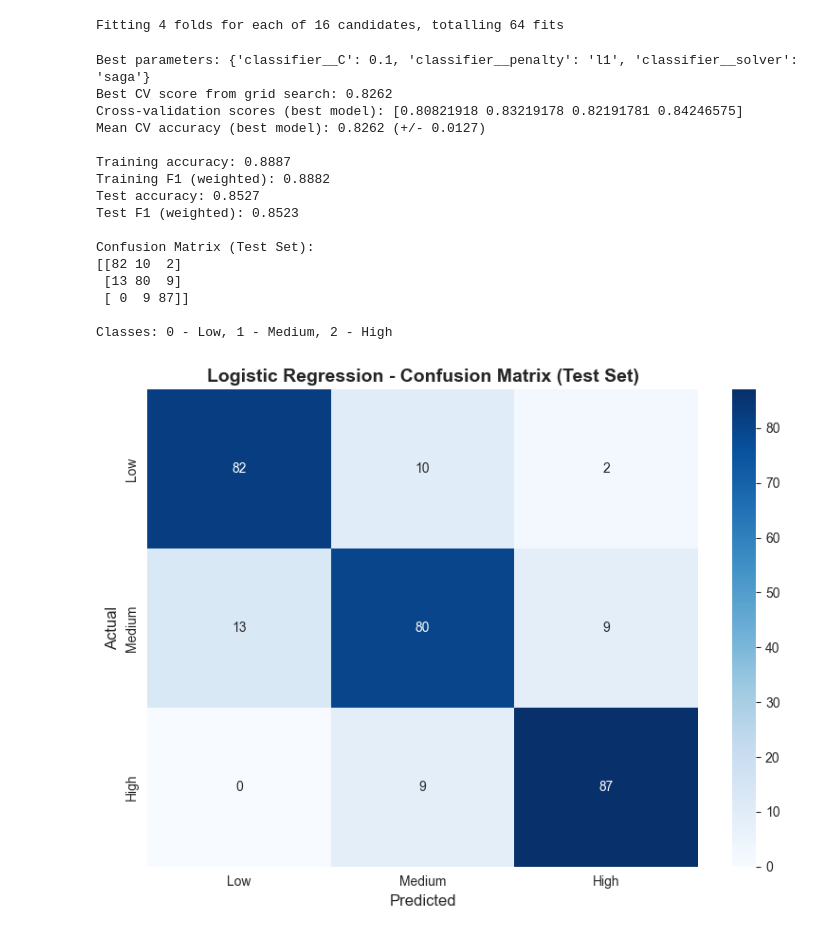
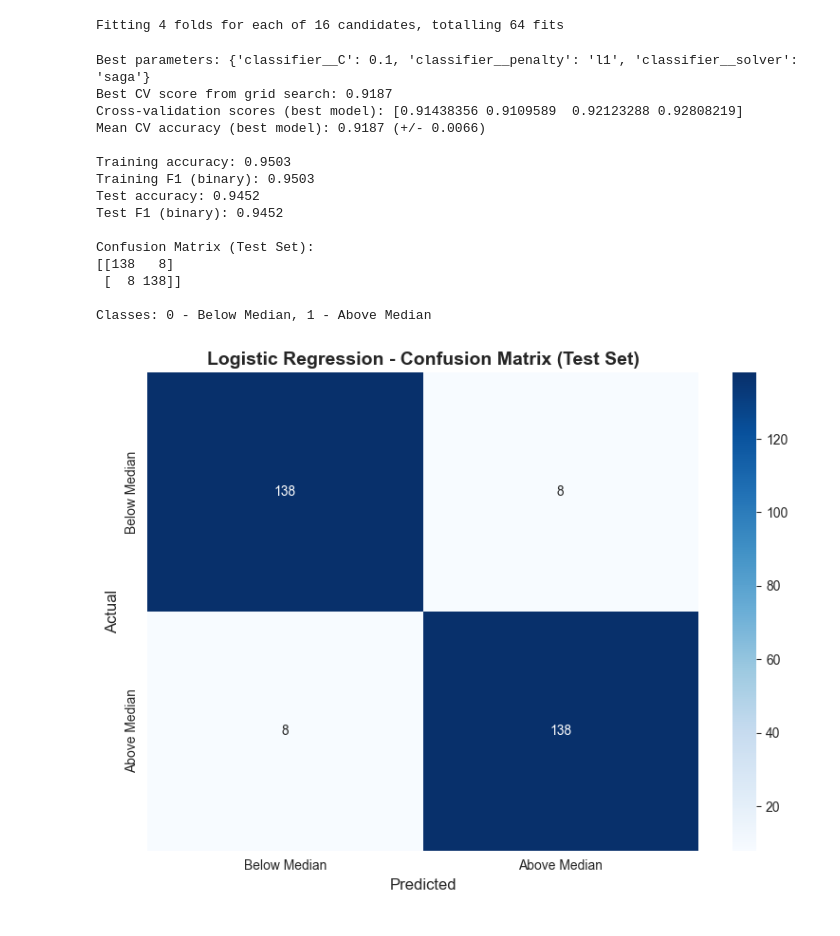
Before and after one commit to haydenpham/CS4120-MLProject, a Jupyter notebook: project/src/train_classification_models.ipynb, the cells around one changed output. Saved outputs shown, nothing was run; the diff lists cells and outputs as text; code cells hidden in the pictures.

```diff
--- a/project/src/train_classification_models.ipynb
+++ b/project/src/train_classification_models.ipynb
@@ -62,13 +61,11 @@ df = df.drop(['LowQualFinSF', 'PoolArea', 'MiscVal'], axis=1)
 df = df.drop(['GarageQual', 'GarageCond'], axis=1)
 df = df.drop(['PoolQC', 'MiscFeature'], axis=1)
 # %%
-from utils import classify_price
+from utils import classify_price, get_median_price
 
 # Step 2: Process Data
-df['PriceCategory'] = df['SalePrice'].apply(classify_price)
-
-print("PriceCategory distribution:")
-print(df['PriceCategory'].value_counts())
+median_price = get_median_price(df)
+df['PriceCategory'] = df['SalePrice'].apply(lambda x: classify_price(x, median_price))
 
 # Remove Id and SalePrice columns
 df = df.drop(['Id', 'SalePrice'], axis=1)
@@ -133,33 +123,33 @@ with mlflow.start_run(run_name="Naive_Bayes"):
     # Step 5: Evaluate Model Accuracy
     y_train_pred_nb = nb_pipeline.predict(X_train)
     train_accuracy_nb = accuracy_score(y_train, y_train_pred_nb)
-    train_f1_nb = f1_score(y_train, y_train_pred_nb, average='weighted')
+    train_f1_nb = f1_score(y_train, y_train_pred_nb, average='binary')
 
     mlflow.log_metric("train_accuracy", train_accuracy_nb)
     mlflow.log_metric("train_f1", train_f1_nb)
 
     print(f"\nTraining accuracy: {train_accuracy_nb:.4f}")
-    print(f"Training F1 (weighted): {train_f1_nb:.4f}")
+    print(f"Training F1 (binary): {train_f1_nb:.4f}")
 
     y_test_pred_nb = nb_pipeline.predict(X_test)
     test_accuracy_nb = accuracy_score(y_test, y_test_pred_nb)
-    test_f1_nb = f1_score(y_test, y_test_pred_nb, average='weighted')
+    test_f1_nb = f1_score(y_test, y_test_pred_nb, average='binary')
 
     mlflow.log_metric("test_accuracy", test_accuracy_nb)
     mlflow.log_metric("test_f1", test_f1_nb)
 
     print(f"Test accuracy: {test_accuracy_nb:.4f}")
-    print(f"Test F1 (weighted): {test_f1_nb:.4f}")
+    print(f"Test F1 (binary): {test_f1_nb:.4f}")
 
     print("\nConfusion Matrix (Test Set):")
     cm_nb = confusion_matrix(y_test, y_test_pred_nb)
     print(cm_nb)
-    print("\nClasses: 0 - Low, 1 - Medium, 2 - High")
+    print("\nClasses: 0 - Below Median, 1 - Above Median")
 
     plt.figure(figsize=(8, 6))
     sns.heatmap(cm_nb, annot=True, fmt='d', cmap='Blues',
-                xticklabels=['Low', 'Medium', 'High'],
-                yticklabels=['Low', 'Medium', 'High'])
+                xticklabels=['Below Median', 'Above Median'],
+                yticklabels=['Below Median', 'Above Median'])
     plt.title('Naive Bayes - Confusion Matrix (Test Set)', fontsize=14, fontweight='bold')
     plt.ylabel('Actual', fontsize=12)
     plt.xlabel('Predicted', fontsize=12)
@@ -267,33 +256,33 @@ with mlflow.start_run(run_name="Logistic_Regression"):
 
     y_train_pred_lr = lr_pipeline.predict(X_train)
     train_accuracy_lr = accuracy_score(y_train, y_train_pred_lr)
-    train_f1_lr = f1_score(y_train, y_train_pred_lr, average='weighted')
+    train_f1_lr = f1_score(y_train, y_train_pred_lr, average='binary')
 
     mlflow.log_metric("train_accuracy", train_accuracy_lr)
     mlflow.log_metric("train_f1", train_f1_lr)
 
     print(f"\nTraining accuracy: {train_accuracy_lr:.4f}")
-    print(f"Training F1 (weighted): {train_f1_lr:.4f}")
+    print(f"Training F1 (binary): {train_f1_lr:.4f}")
 
     y_test_pred_lr = lr_pipeline.predict(X_test)
     test_accuracy_lr = accuracy_score(y_test, y_test_pred_lr)
-    test_f1_lr = f1_score(y_test, y_test_pred_lr, average='weighted')
+    test_f1_lr = f1_score(y_test, y_test_pred_lr, average='binary')
 
     mlflow.log_metric("test_accuracy", test_accuracy_lr)
     mlflow.log_metric("test_f1", test_f1_lr)
 
     print(f"Test accuracy: {test_accuracy_lr:.4f}")
-    print(f"Test F1 (weighted): {test_f1_lr:.4f}")
+    print(f"Test F1 (binary): {test_f1_lr:.4f}")
 
     print("\nConfusion Matrix (Test Set):")
     cm_lr = confusion_matrix(y_test, y_test_pred_lr)
     print(cm_lr)
-    print("\nClasses: 0 - Low, 1 - Medium, 2 - High")
+    print("\nClasses: 0 - Below Median, 1 - Above Median")
 
     plt.figure(figsize=(8, 6))
     sns.heatmap(cm_lr, annot=True, fmt='d', cmap='Blues',
-                xticklabels=['Low', 'Medium', 'High'],
-                yticklabels=['Low', 'Medium', 'High'])
+                xticklabels=['Below Median', 'Above Median'],
+                yticklabels=['Below Median', 'Above Median'])
     plt.title('Logistic Regression - Confusion Matrix (Test Set)', fontsize=14, fontweight='bold')
     plt.ylabel('Actual', fontsize=12)
     plt.xlabel('Predicted', fontsize=12)
@@ -312,42 +301,41 @@ with mlflow.start_run(run_name="Logistic_Regression"):
     train_mean = np.mean(train_scores, axis=1)
     train_std = np.std(train_scores, axis=1)
     val_mean = np.mean(val_scores, axis=1)
     val_std = np.std(val_scores, axis=1)
 
     # Create title with best parameters
     params_str = f"C={best_lr_params['classifier__C']}, penalty={best_lr_params['classifier__penalty']}, solver={best_lr_params['classifier__solver']}"
 
     plt.figure(figsize=(10, 6))
     plt.plot(train_sizes, train_mean, 'o-', color='#2E86AB', linewidth=2, markersize=6, label='Training Score')
     plt.fill_between(train_sizes, train_mean - train_std, train_mean + train_std, alpha=0.2, color='#2E86AB')
     plt.plot(train_sizes, val_mean, 'o-', color='#A23B72', linewidth=2, markersize=6, label='Validation Score')
     plt.fill_between(train_sizes, val_mean - val_std, val_mean + val_std, alpha=0.2, color='#A23B72')
 
     plt.xlabel('Training Set Size', fontsize=12, fontweight='bold')
     plt.ylabel('Accuracy Score', fontsize=12, fontweight='bold')
     plt.title(f'Logistic Regression - Learning Curve\n({params_str})', fontsize=14, fontweight='bold')
     plt.legend(loc='lower right', fontsize=10)
     plt.grid(alpha=0.3, linestyle='--')
     plt.tight_layout()
 
     mlflow.log_figure(plt.gcf(), 'lr_learning_curve.png')
     plt.show()
 # %% [output]
 Fitting 4 folds for each of 16 candidates, totalling 64 fits
 Best parameters: {'classifier__C': 0.1, 'classifier__penalty': 'l1', 'classifier__solver': 'saga'}
-Best CV score from grid search: 0.8262
-Cross-validation scores (best model): [0.80821918 0.83219178 0.82191781 0.84246575]
-Mean CV accuracy (best model): 0.8262 (+/- 0.0127)
+Best CV score from grid search: 0.9187
+Cross-validation scores (best model): [0.91438356 0.9109589  0.92123288 0.92808219]
+Mean CV accuracy (best model): 0.9187 (+/- 0.0066)
 
-Training accuracy: 0.8887
-Training F1 (weighted): 0.8882
-Test accuracy: 0.8527
-Test F1 (weighted): 0.8523
+Training accuracy: 0.9503
+Training F1 (binary): 0.9503
+Test accuracy: 0.9452
+Test F1 (binary): 0.9452
 
 Confusion Matrix (Test Set):
-[[82 10  2]
- [13 80  9]
- [ 0  9 87]]
+[[138   8]
+ [  8 138]]
 
-Classes: 0 - Low, 1 - Medium, 2 - High
+Classes: 0 - Below Median, 1 - Above Median
-[figure, old version]
+[figure, new version]
```
Also changed, not shown: parts of 11 cells of this notebook, 4 other files.
